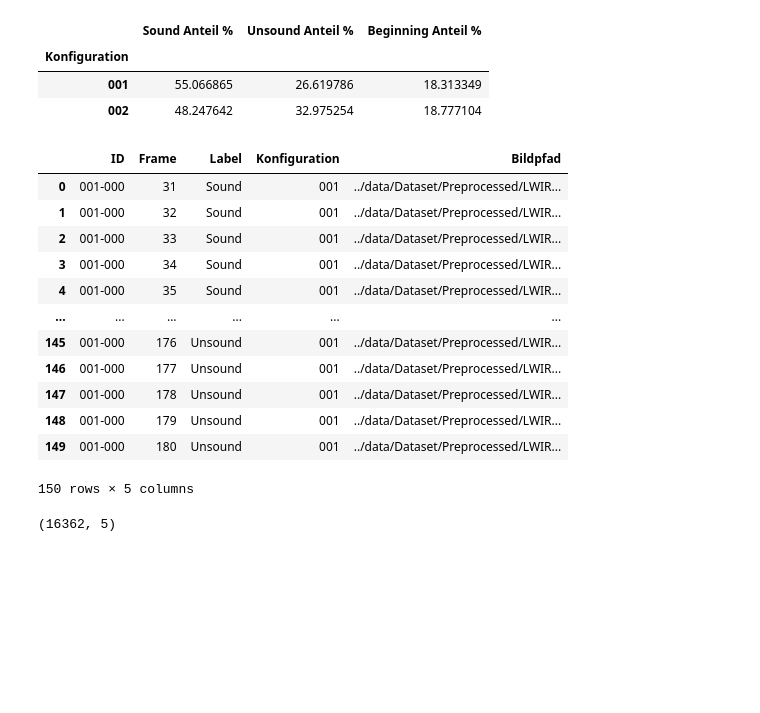
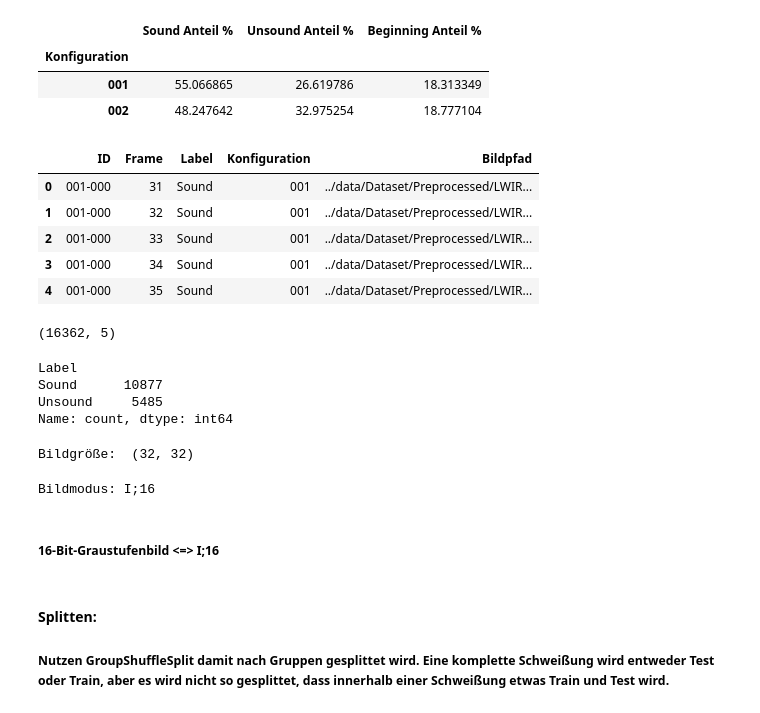
Before and after one commit to molnarkop04/industrial-ai-timeseries, a Jupyter notebook: projects/laser_welding_quality/notebooks/laserWelding.ipynb, the cells around one changed output. Cells and saved outputs as stored; diff of their text form; code cells hidden in the pictures; blank space fills up the shorter version.

Commit message:
Split data into train / test

```diff
--- a/projects/laser_welding_quality/notebooks/laserWelding.ipynb
+++ b/projects/laser_welding_quality/notebooks/laserWelding.ipynb
@@ -1007,39 +1007,57 @@ for ordner in sorted(pfadLabeled_Frames.iterdir()):
         labelOrdner = ordner / label
 
         for bildpfad in sorted(labelOrdner.glob("*.tiff")):
 
             frameNummer = int(
                 bildpfad.stem.split("-")[-1]
             )
 
             alleFrames.append(
                 {
                     "ID": weldID,
                     "Frame": frameNummer,
                     "Label": label.capitalize(),
                     "Konfiguration": konfiguration,
                     "Bildpfad": bildpfad
                 }
             )
 
 df_LWIR_Frames = pd.DataFrame(
     alleFrames
 )
 
-display(df_LWIR_Frames.head(150))
+display(df_LWIR_Frames.head())
 print(df_LWIR_Frames.shape)
 # %% [output]
 |  | ID | Frame | Label | Konfiguration | Bildpfad |
 | 0 | 001-000 | 31 | Sound | 001 | ../data/Dataset/Preprocessed/LWIR... |
 | 1 | 001-000 | 32 | Sound | 001 | ../data/Dataset/Preprocessed/LWIR... |
 | 2 | 001-000 | 33 | Sound | 001 | ../data/Dataset/Preprocessed/LWIR... |
 | 3 | 001-000 | 34 | Sound | 001 | ../data/Dataset/Preprocessed/LWIR... |
 | 4 | 001-000 | 35 | Sound | 001 | ../data/Dataset/Preprocessed/LWIR... |
-| ... | ... | ... | ... | ... | ... |
-| 145 | 001-000 | 176 | Unsound | 001 | ../data/Dataset/Preprocessed/LWIR... |
-| 146 | 001-000 | 177 | Unsound | 001 | ../data/Dataset/Preprocessed/LWIR... |
-| 147 | 001-000 | 178 | Unsound | 001 | ../data/Dataset/Preprocessed/LWIR... |
-| 148 | 001-000 | 179 | Unsound | 001 | ../data/Dataset/Preprocessed/LWIR... |
-| 149 | 001-000 | 180 | Unsound | 001 | ../data/Dataset/Preprocessed/LWIR... |
-150 rows × 5 columns
+(16362, 5)
-(16362, 5)
+# %%
+print(df_LWIR_Frames["Label"].value_counts())
+# %% [output]
+Label
+Sound      10877
+Unsound     5485
+Name: count, dtype: int64
+# %%
+erstesBildPfad = df_LWIR_Frames.iloc[0]["Bildpfad"]
+
+bild = Image.open(erstesBildPfad)
+
+print("Bildgröße: ", bild.size)
+# %% [output]
+Bildgröße:  (32, 32)
+# %%
+print("Bildmodus:", bild.mode) # Interpretation der Pixel im Bild
+# %% [output]
+Bildmodus: I;16
+# %% [markdown]
+##### 16-Bit-Graustufenbild <=> I;16
+# %% [markdown]
+#### Splitten:
+
+##### Nutzen GroupShuffleSplit damit nach Gruppen gesplittet wird. Eine komplette Schweißung wird entweder Test oder Train, aber es wird nicht so gesplittet, dass innerhalb einer Schweißung etwas Train und Test wird.
```
Also changed, not shown: parts of 8 cells of this notebook.
